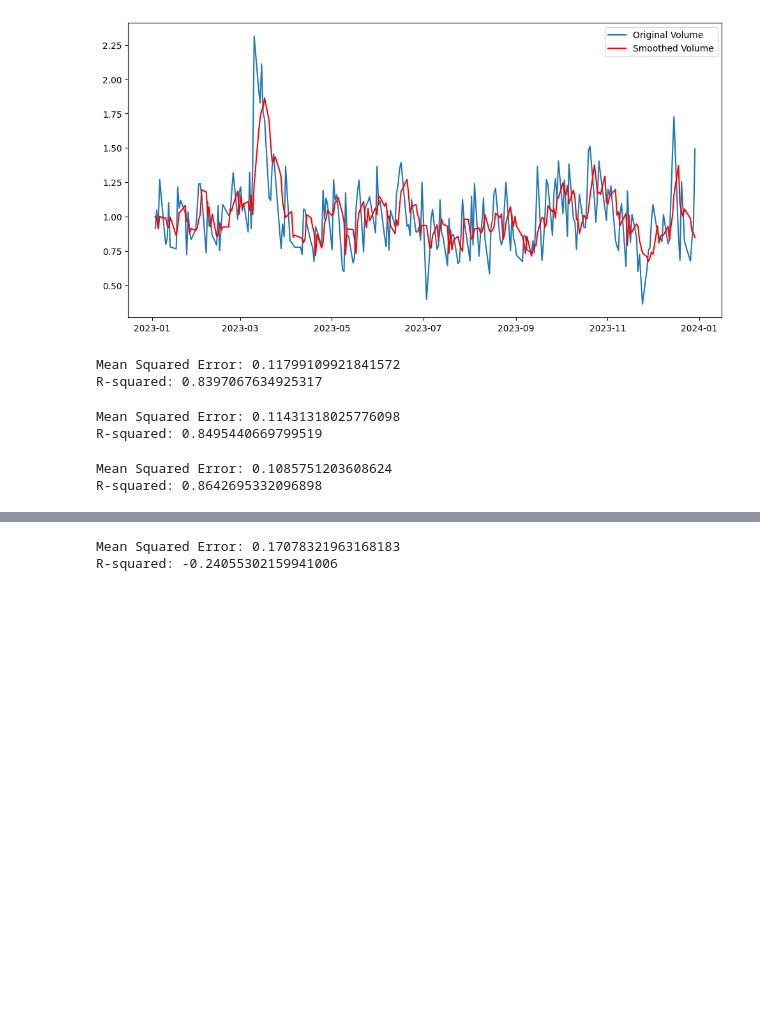
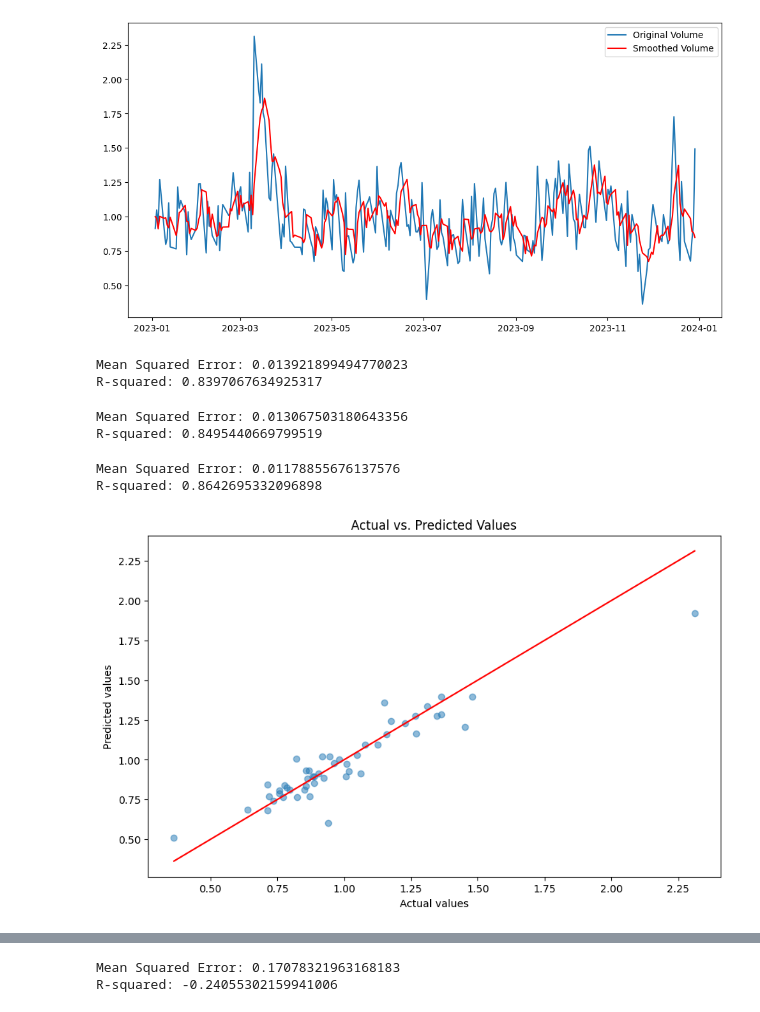
Before and after one commit to amirtarkian/DataModels2024, a Jupyter notebook: data/models.ipynb, the cells around one changed output, grey strips where cells are left out. Drawn from its saved outputs; the diff is of its cells as text; code cells hidden in the pictures; blank space fills up the shorter version.

```diff
--- a/data/models.ipynb
+++ b/data/models.ipynb
@@ -116,10 +123,10 @@ regressor.fit(X_train, y_train)
 predictions = regressor.predict(X_test)
 mse = mean_squared_error(y_test, predictions)
 r2 = r2_score(y_test, predictions)
-print(f"Mean Squared Error: {sqrt(mse)}")
+print(f"Mean Squared Error: {mse}")
 print(f"R-squared: {r2}")
 # %% [output]
-Mean Squared Error: 0.11799109921841572
+Mean Squared Error: 0.013921899494770023
 R-squared: 0.8397067634925317
 # %%
 # XGB BOOST MODEL
@@ -130,22 +137,31 @@ regressor.fit(X_train, y_train)
 predictions = regressor.predict(X_test)
 mse = mean_squared_error(y_test, predictions)
 r2 = r2_score(y_test, predictions)
-print(f"Mean Squared Error: {sqrt(mse)}")
+print(f"Mean Squared Error: {mse}")
 print(f"R-squared: {r2}")
 # %% [output]
-Mean Squared Error: 0.11431318025776098
+Mean Squared Error: 0.013067503180643356
 R-squared: 0.8495440669799519
 # %%
 # FOREST MODEL
 
 regressor = RandomForestRegressor(n_estimators=100, random_state=40)
 regressor.fit(X_train, y_train)
 
 predictions = regressor.predict(X_test)
 mse = mean_squared_error(y_test, predictions)
 r2 = r2_score(y_test, predictions)
-print(f"Mean Squared Error: {sqrt(mse)}")
+print(f"Mean Squared Error: {mse}")
 print(f"R-squared: {r2}")
+
+plt.figure(figsize=(10, 6))
+plt.scatter(y_test, predictions, alpha=0.5)
+plt.title('Actual vs. Predicted Values')
+plt.xlabel('Actual values')
+plt.ylabel('Predicted values')
+plt.plot([min(y_test), max(y_test)], [min(y_test), max(y_test)], color='red')  # Diagonal line
+plt.show()
 # %% [output]
-Mean Squared Error: 0.1085751203608624
+Mean Squared Error: 0.01178855676137576
 R-squared: 0.8642695332096898
+[figure, added]
```
Also changed, not shown: parts of 3 cells of this notebook, 2 other files.
